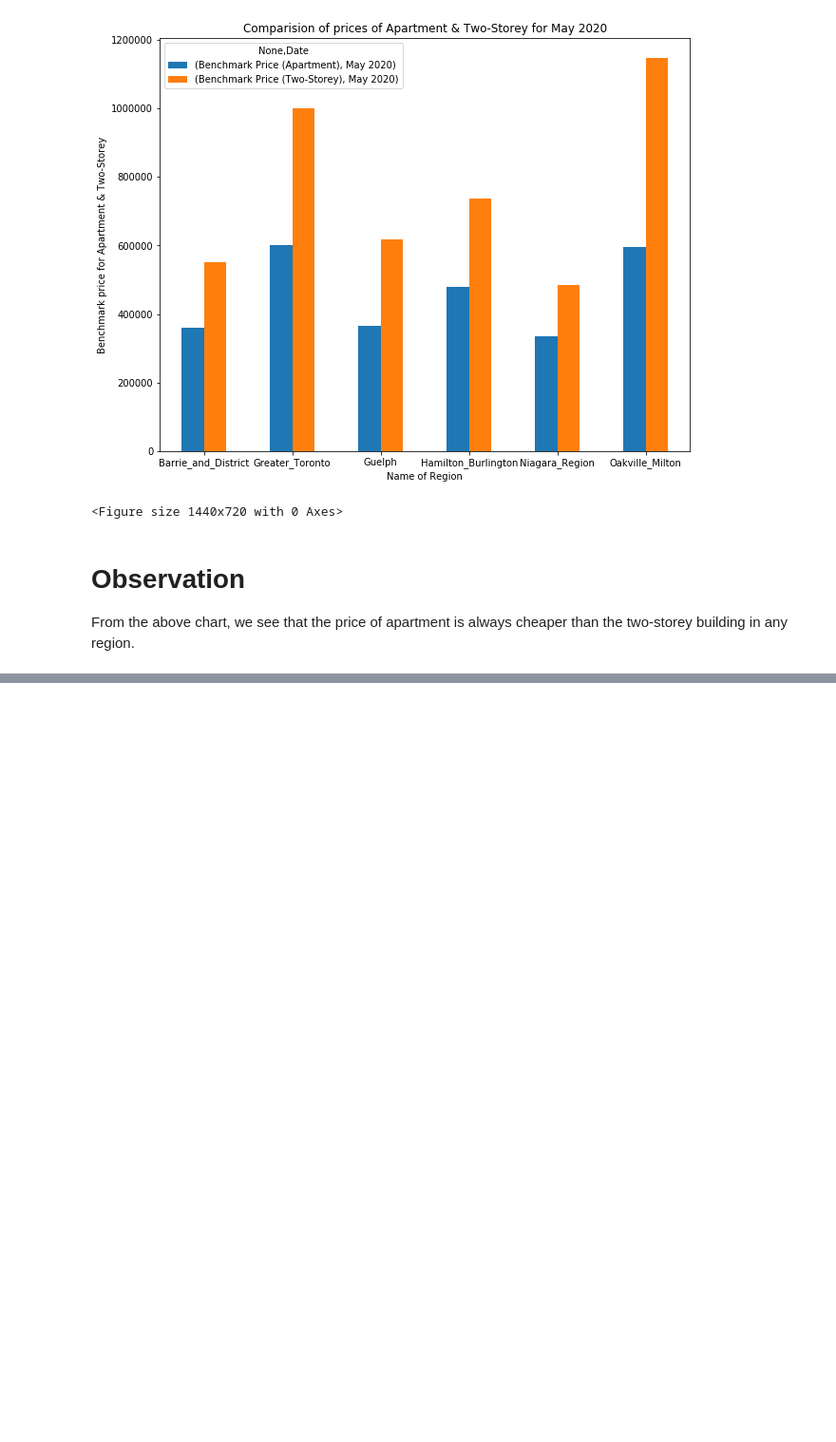
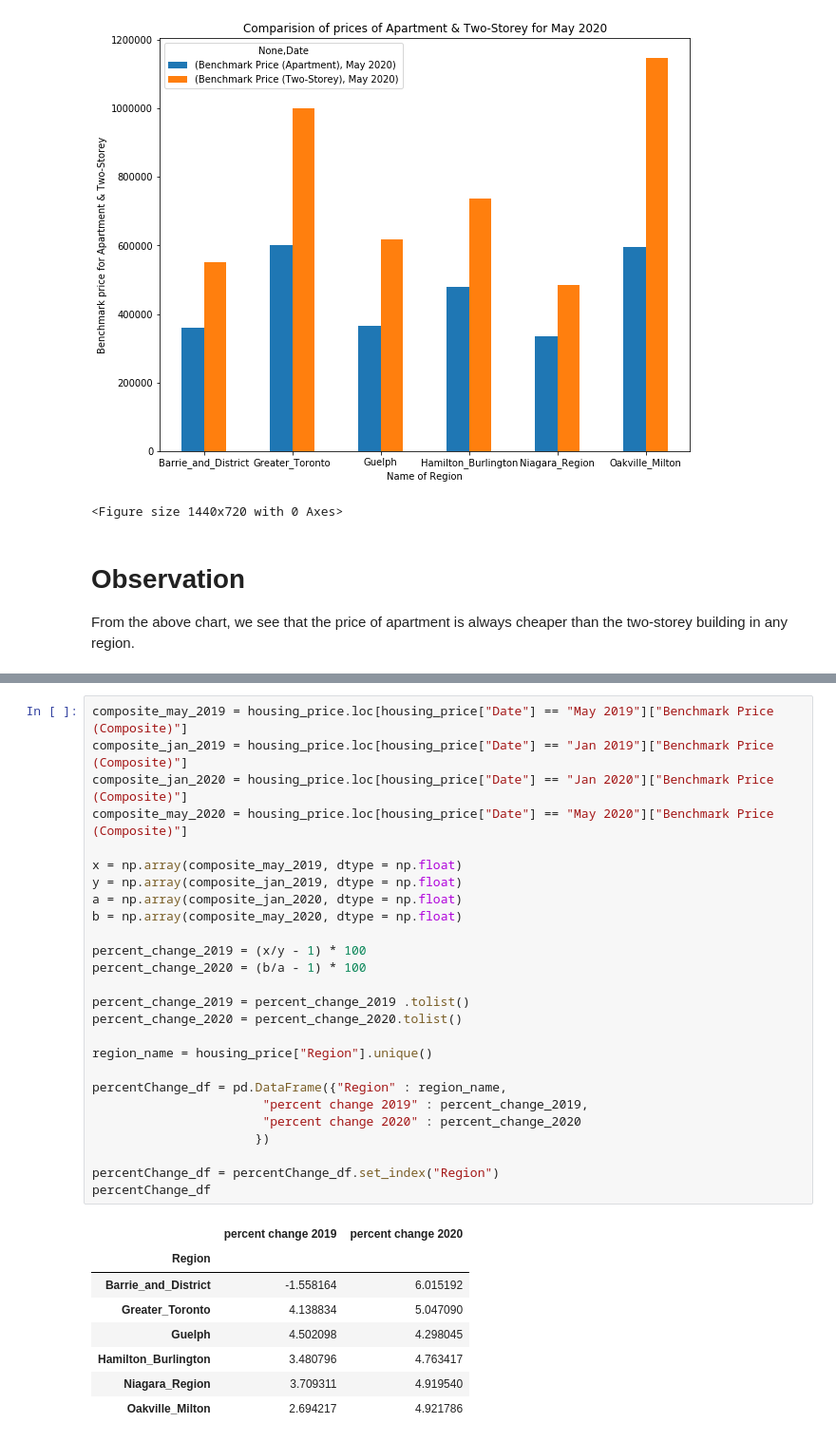
Before and after one commit to preeti0103/Project1, a Jupyter notebook: region_price_comparison.ipynb, the cells around one changed output, grey strips where cells are left out. Shown: that part at 95% size. Cells and saved outputs as stored; diff of their text form; blank space fills up the shorter version.

```diff
--- a/region_price_comparison.ipynb
+++ b/region_price_comparison.ipynb
@@ -130,0 +138,35 @@ From the above chart, we see that the price of apartment is always cheaper than
+# %%
+composite_may_2019 = housing_price.loc[housing_price["Date"] == "May 2019"]["Benchmark Price (Composite)"]
+composite_jan_2019 = housing_price.loc[housing_price["Date"] == "Jan 2019"]["Benchmark Price (Composite)"]
+composite_jan_2020 = housing_price.loc[housing_price["Date"] == "Jan 2020"]["Benchmark Price (Composite)"]
+composite_may_2020 = housing_price.loc[housing_price["Date"] == "May 2020"]["Benchmark Price (Composite)"]
+
+x = np.array(composite_may_2019, dtype = np.float)
+y = np.array(composite_jan_2019, dtype = np.float)
+a = np.array(composite_jan_2020, dtype = np.float)
+b = np.array(composite_may_2020, dtype = np.float)
+
+percent_change_2019 = (x/y - 1) * 100
+percent_change_2020 = (b/a - 1) * 100
+
+percent_change_2019 = percent_change_2019 .tolist()
+percent_change_2020 = percent_change_2020.tolist()
+
+region_name = housing_price["Region"].unique()
+
+percentChange_df = pd.DataFrame({"Region" : region_name,
+                       "percent change 2019" : percent_change_2019,
+                       "percent change 2020" : percent_change_2020
+                      })
+
+percentChange_df = percentChange_df.set_index("Region")
+percentChange_df
+# %% [output]
+|  | percent change 2019 | percent change 2020 |
+| Region |  |  |
+| Barrie_and_District | -1.558164 | 6.015192 |
+| Greater_Toronto | 4.138834 | 5.047090 |
+| Guelph | 4.502098 | 4.298045 |
+| Hamilton_Burlington | 3.480796 | 4.763417 |
+| Niagara_Region | 3.709311 | 4.919540 |
+| Oakville_Milton | 2.694217 | 4.921786 |
```
Also changed, not shown: parts of 4 cells of this notebook.
